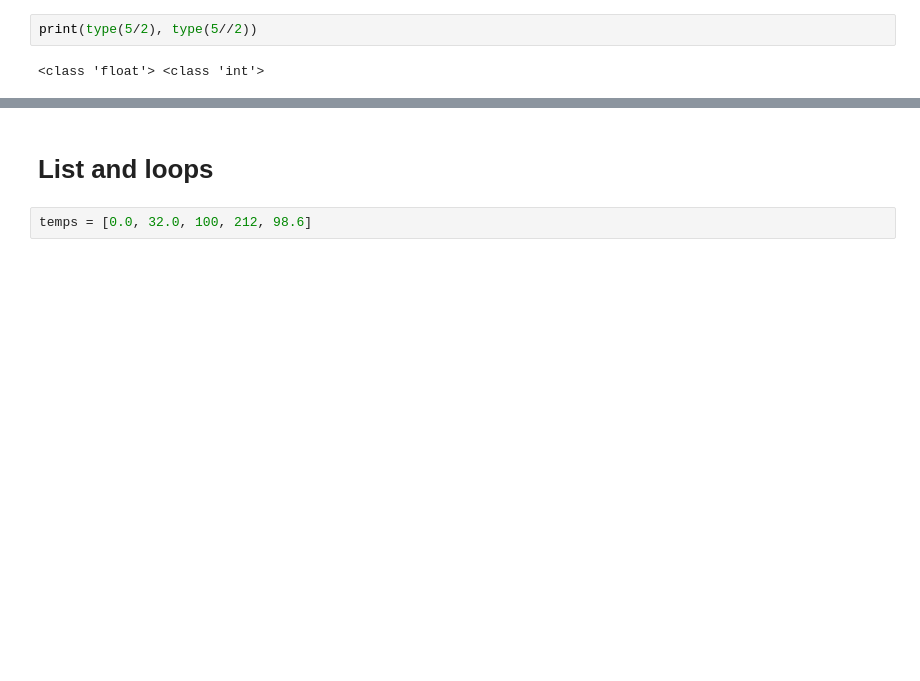
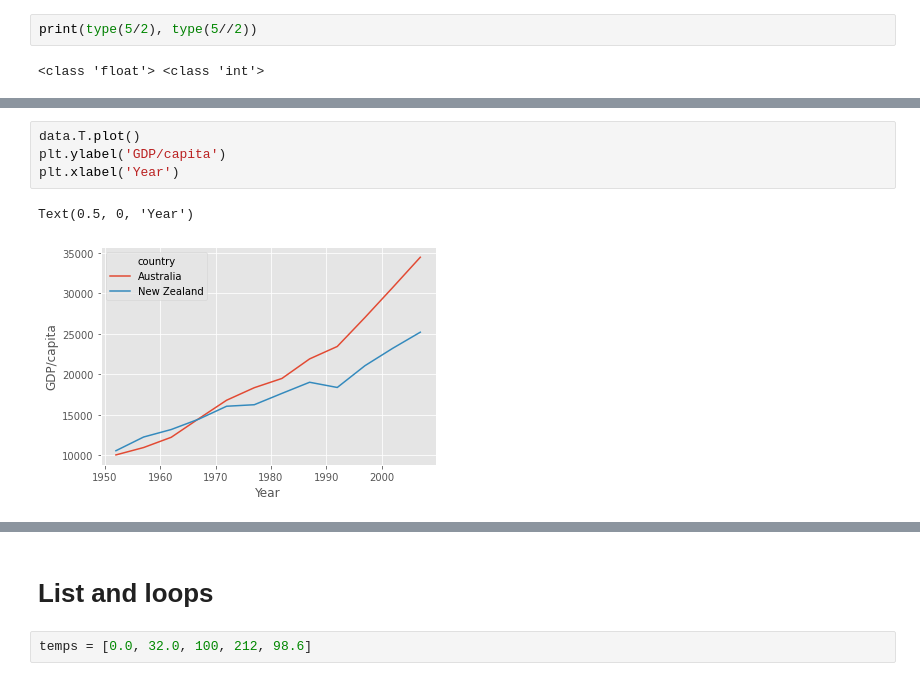
Before and after one commit to psalib/practcomp_2022, a Jupyter notebook: PractComp2022.ipynb, the cells around one changed output, grey strips where cells are left out. Drawn from its saved outputs; the diff is of its cells as text; blank space fills up the shorter version.

```diff
--- a/PractComp2022.ipynb
+++ b/PractComp2022.ipynb
@@ -104,0 +453,7 @@ print(type(5/2), type(5//2))
+# %%
+data.T.plot()
+plt.ylabel('GDP/capita')
+plt.xlabel('Year')
+# %% [output]
+Text(0.5, 0, 'Year')
+[figure, added]
```
Also changed, not shown: parts of 97 cells of this notebook.
